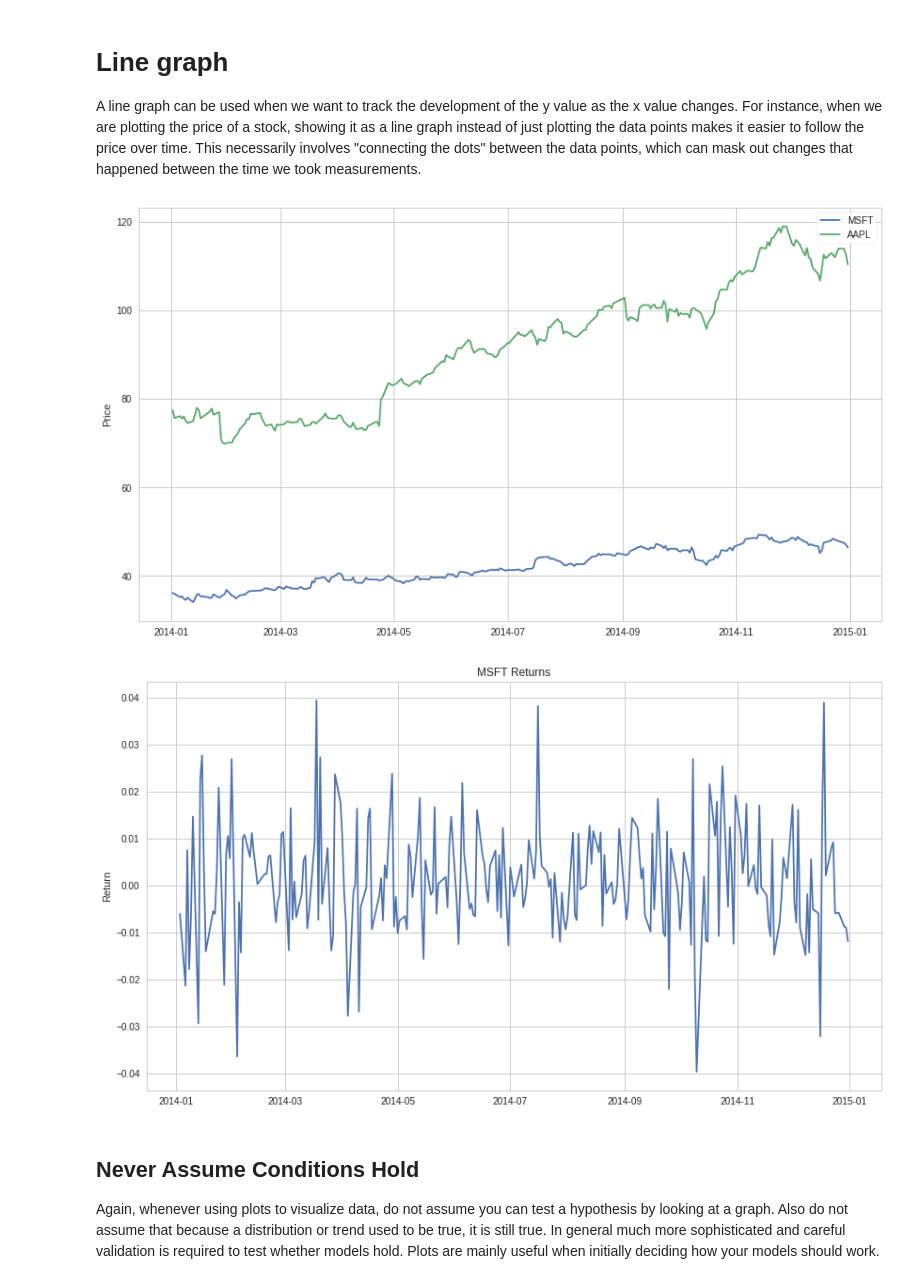
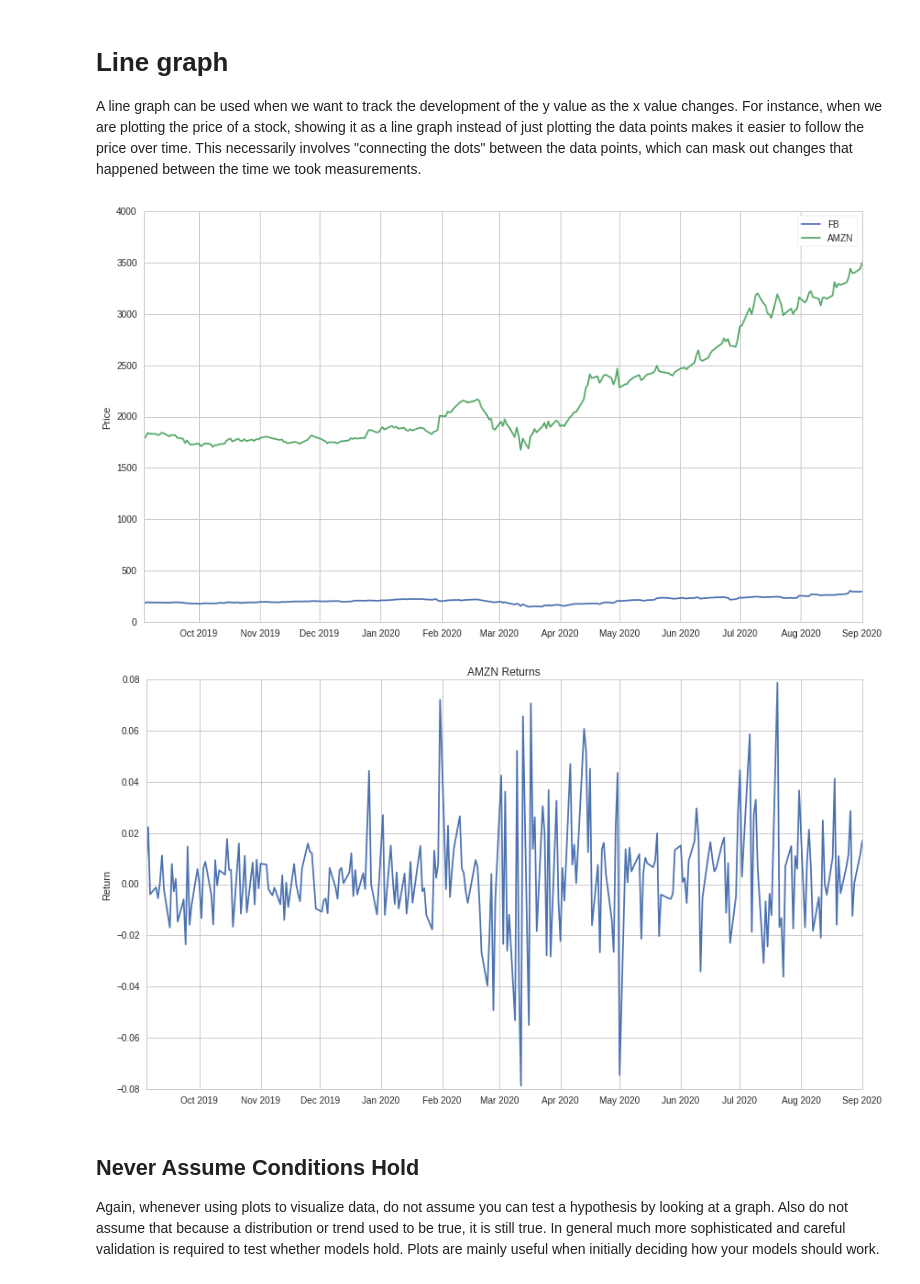
Before and after one commit to jojimenezt/AlgorithmsUN2020II, a Jupyter notebook: jojimeneztlecture5.ipynb, the cells around one changed output. Drawn from its saved outputs; the diff is of its cells as text; code cells hidden in the pictures.

```diff
--- a/jojimeneztlecture5.ipynb
+++ b/jojimeneztlecture5.ipynb
@@ -32,8 +32,8 @@ Knowing the structure of your data is very important. Normally you'll have to do
 
 In this case the data will be returned as a pandas dataframe object. The rows are timestamps, and the columns are the two assets, AAPL and MSFT.
 # %%
-start = '2014-01-01'
-end = '2015-01-01'
-data = get_pricing(['AAPL', 'MSFT'], fields='price', start_date=start, end_date=end)
+start = '2019-09-01'
+end = '2020-09-01'
+data = get_pricing(['AMZN', 'FB'], fields='price', start_date=start, end_date=end)
 data.head()
 # %% [output]
@@ -138,21 +138,21 @@ plt.title('Daily Returns in 2014');
 
 A line graph can be used when we want to track the development of the y value as the x value changes. For instance, when we are plotting the price of a stock, showing it as a line graph instead of just plotting the data points makes it easier to follow the price over time. This necessarily involves "connecting the dots" between the data points, which can mask out changes that happened between the time we took measurements.
 # %%
-plt.plot(data['MSFT'])
-plt.plot(data['AAPL'])
+plt.plot(data['FB'])
+plt.plot(data['AMZN'])
 plt.ylabel('Price')
-plt.legend(['MSFT', 'AAPL']);
+plt.legend(['FB', 'AMZN']);
 # %% [output]
-[figure, old version]
+[figure, new version]
 # %%
 # Remove the first element because percent change from nothing to something is NaN
-R = data['MSFT'].pct_change()[1:]
+R = data['AMZN'].pct_change()[1:]
 
 plt.plot(R)
 plt.ylabel('Return')
-plt.title('MSFT Returns');
+plt.title('AMZN Returns');
 # %% [output]
-[figure, old version]
+[figure, new version]
 # %% [markdown]
 ## Never Assume Conditions Hold
 
```
Also changed, not shown: parts of 8 cells of this notebook.
